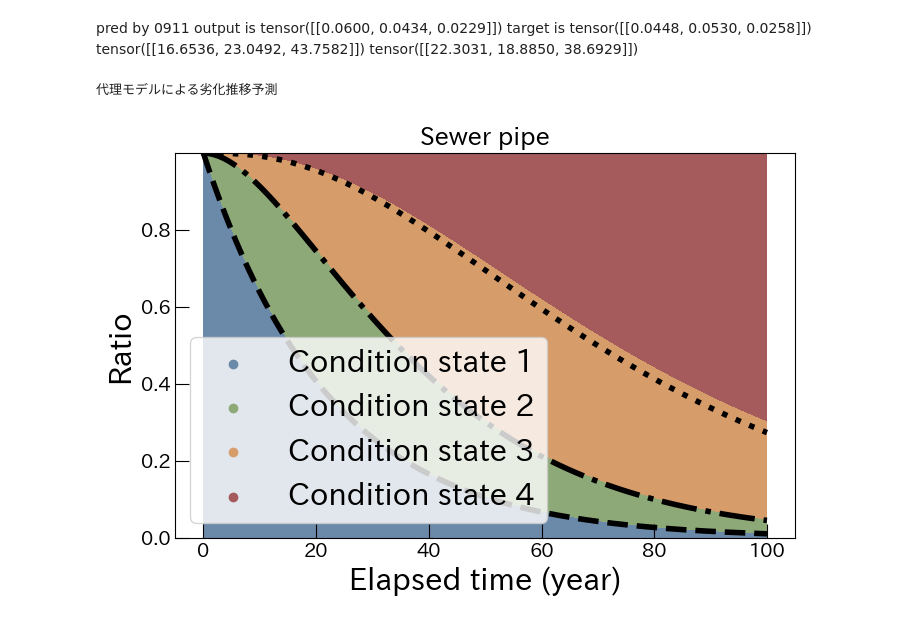
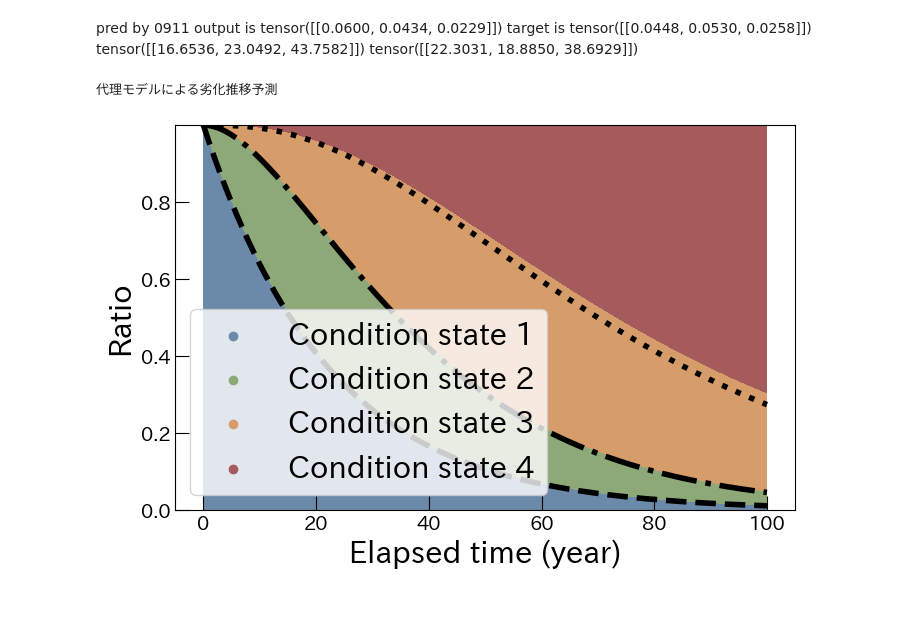
Before and after one commit to natsuki0720/CTMCxDeepSets_portfolio, a Jupyter notebook: notebooks/evaluate_mixed_model_for_real_data.ipynb, the cells around one changed output. Cells and saved outputs as stored; diff of their text form; code cells hidden in the pictures.

```diff
--- a/notebooks/evaluate_mixed_model_for_real_data.ipynb
+++ b/notebooks/evaluate_mixed_model_for_real_data.ipynb
@@ -80,7 +80,7 @@ if data_name == "Tunnel":
     df = df.dropna()
     df["pre"] = df["pre"].astype(int)
     df["post"] = df["post"].astype(int)
-    df = df[df["time"] < 8]
+    # df = df[df["time"] < 8]
 
 if data_name == "RCBridge":
     df = df.rename(columns={0: "pre", 1: "post", 2: "time"})
@@ -167,33 +169,33 @@ def visualize(Q,title):
     plot_trueline(c[0])
     plt.tick_params(axis='x', labelsize=14, direction='in', length=10)
     plt.tick_params(axis='y', labelsize=14, direction='in', length=10)
     plt.xlabel("Elapsed time (year)", fontsize = 22)
     plt.ylabel("Ratio", fontsize = 22)
-    plt.title(title, fontsize = 18)
+    # plt.title(title, fontsize = 18)
     plt.legend(loc = "lower left")
     plt.show()
 
 def generate_Q_from_diagonal(vec):
         Q = np.zeros((4,4))
         for i in range(len(vec)):
             Q[i,i+1]= vec[i]
             Q[i,i] = -Q[i,i+1]
         return Q
 def plot_trueline(vec):
     true_vecs = []
     true_Q = generate_Q_from_diagonal(vec/r)
     for t in sequence:
         P = expm(true_Q * t)
         true_vecs.append(P[0])
     true_vecs = np.array(true_vecs)
 
     plt.plot(sequence,true_vecs[:,0],linestyle = "--",color = "black",lw = 4)
     plt.plot(sequence,true_vecs[:,0]+true_vecs[:,1],linestyle = "-.",color = "black",lw = 4)
     plt.plot(sequence,true_vecs[:,0]+true_vecs[:,1]+true_vecs[:,2],linestyle = ":",color = "black",lw = 4)
 
 
 print("代理モデルによる劣化推移予測")
-visualize(generate_Q_from_diagonal(out[0]/r),"Sewer pipe")
+visualize(generate_Q_from_diagonal(out[0]/r),"Tunnel")
 # %% [output]
 代理モデルによる劣化推移予測
-[figure, old version]
+[figure, new version]
```
Also changed, not shown: parts of 1 cell of this notebook, 1 other file.
